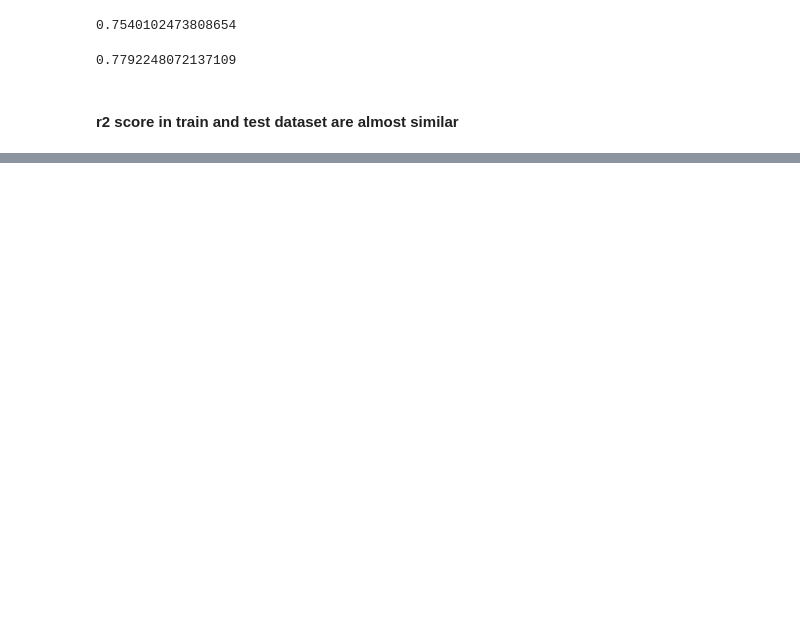
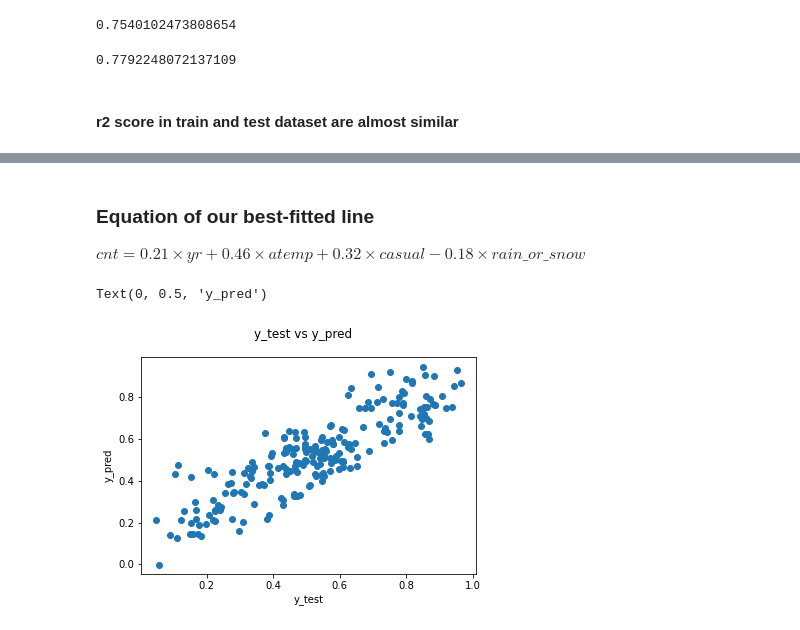
Before and after one commit to scpowar/Linear-Regression-Assignment, a Jupyter notebook: Bike_sharing_case_study.ipynb, the cells around one changed output, grey strips where cells are left out. Saved outputs shown, nothing was run; the diff lists cells and outputs as text; code cells hidden in the pictures; blank space fills up the shorter version.

```diff
--- a/Bike_sharing_case_study.ipynb
+++ b/Bike_sharing_case_study.ipynb
@@ -459,0 +484,13 @@ r2_score(y_true = y_train, y_pred = y_train_pred)
+# %% [markdown]
+### Equation of our best-fitted line
+
+$ cnt = 0.21  \times  yr + 0.46  \times  atemp + 0.32 \times casual - 0.18 \times rain\_or\_snow  $
+# %%
+fig = plt.figure()
+plt.scatter(y_test,y_pred)
+fig.suptitle('y_test vs y_pred')
+plt.xlabel('y_test')
+plt.ylabel('y_pred')
+# %% [output]
+Text(0, 0.5, 'y_pred')
+[figure, added]
```
Also changed, not shown: parts of 6 cells of this notebook.
